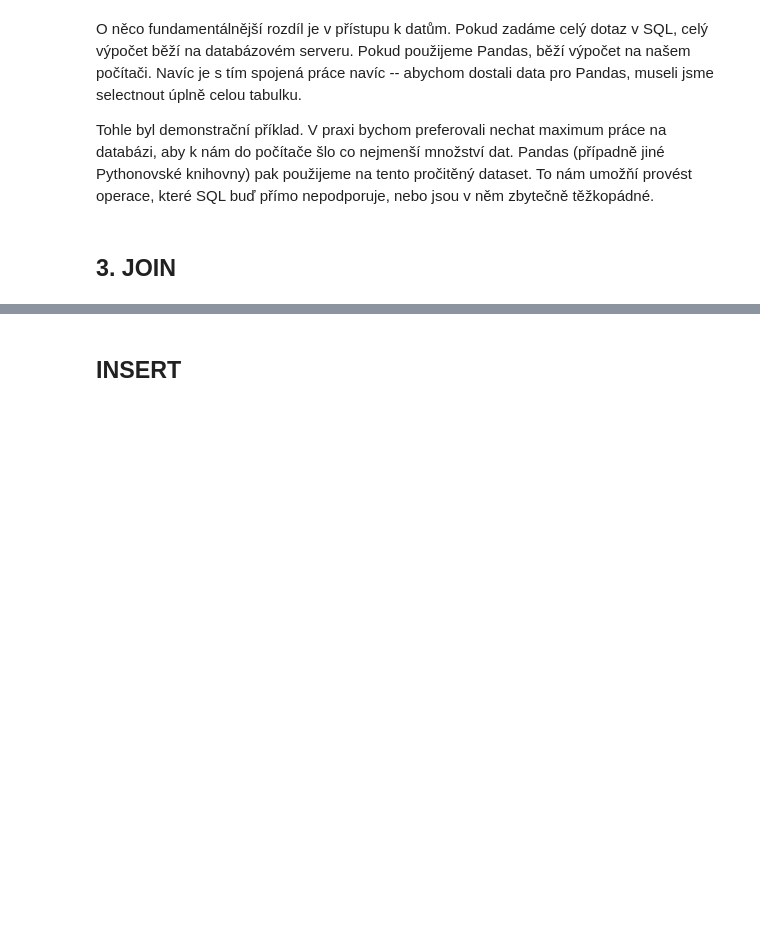
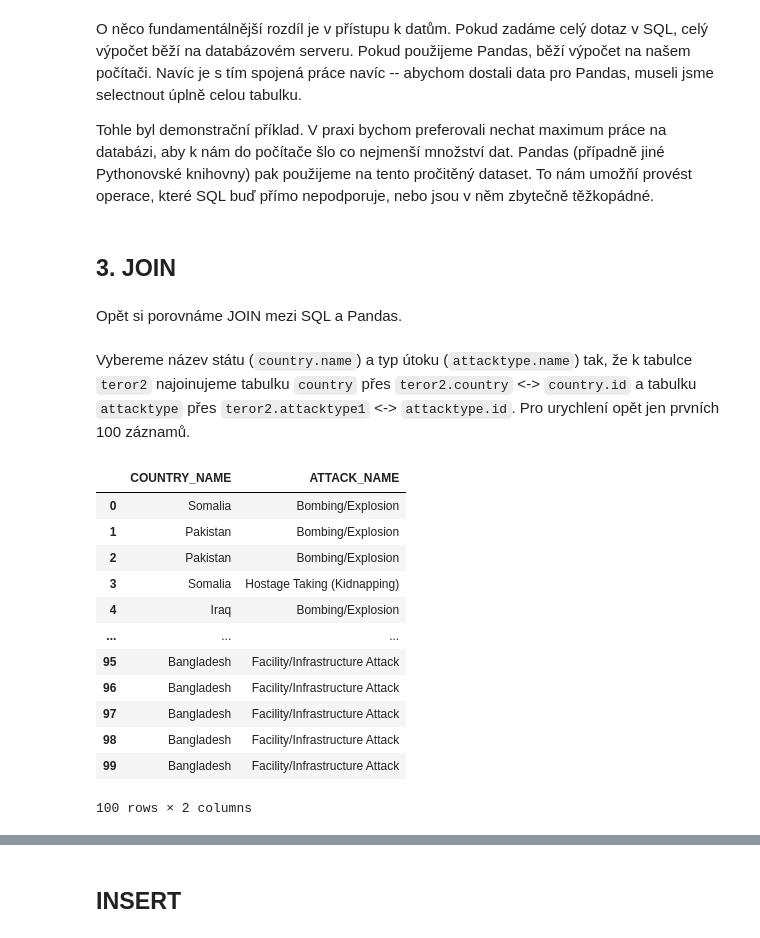
Before and after one commit to tomaskala/pandas-intro, a Jupyter notebook: lekce03_databaze/lekce.ipynb, the cells around one changed output, grey strips where cells are left out. Cells and saved outputs as stored; diff of their text form; code cells hidden in the pictures; blank space fills up the shorter version.

Commit message:
Finish JOIN

```diff
--- a/lekce03_databaze/lekce.ipynb
+++ b/lekce03_databaze/lekce.ipynb
@@ -334,3 +334,34 @@ O něco fundamentálnější rozdíl je v přístupu k datům. Pokud zadáme cel
 Tohle byl demonstrační příklad. V praxi bychom preferovali nechat maximum práce na databázi, aby k nám do počítače šlo co nejmenší množství dat. Pandas (případně jiné Pythonovské knihovny) pak použijeme na tento pročitěný dataset. To nám umožňí provést operace, které SQL buď přímo nepodporuje, nebo jsou v něm zbytečně těžkopádné.
 # %% [markdown]
 ## 3. JOIN
+# %% [markdown]
+Opět si porovnáme JOIN mezi SQL a Pandas.
+# %% [markdown]
+Vybereme název státu (`country.name`) a typ útoku (`attacktype.name`) tak, že k tabulce `teror2` najoinujeme tabulku `country` přes `teror2.country` <-> `country.id` a tabulku `attacktype` přes `teror2.attacktype1` <-> `attacktype.id`. Pro urychlení opět jen prvních 100 záznamů.
+# %%
+sql = """
+SELECT c.name AS country_name,
+       atyp.name AS attack_name
+FROM teror2 AS t
+LEFT JOIN country AS c
+ON t.country = c.id
+LEFT JOIN attacktype AS atyp
+ON t.attacktype1 = atyp.id
+LIMIT 100;
+"""
+
+pd.read_sql_query(sql, conn)
+# %% [output]
+|  | COUNTRY_NAME | ATTACK_NAME |
+| 0 | Somalia | Bombing/Explosion |
+| 1 | Pakistan | Bombing/Explosion |
+| 2 | Pakistan | Bombing/Explosion |
+| 3 | Somalia | Hostage Taking (Kidnapping) |
+| 4 | Iraq | Bombing/Explosion |
+| ... | ... | ... |
+| 95 | Bangladesh | Facility/Infrastructure Attack |
+| 96 | Bangladesh | Facility/Infrastructure Attack |
+| 97 | Bangladesh | Facility/Infrastructure Attack |
+| 98 | Bangladesh | Facility/Infrastructure Attack |
+| 99 | Bangladesh | Facility/Infrastructure Attack |
+100 rows × 2 columns
```
Also changed, not shown: parts of 4 cells of this notebook.
